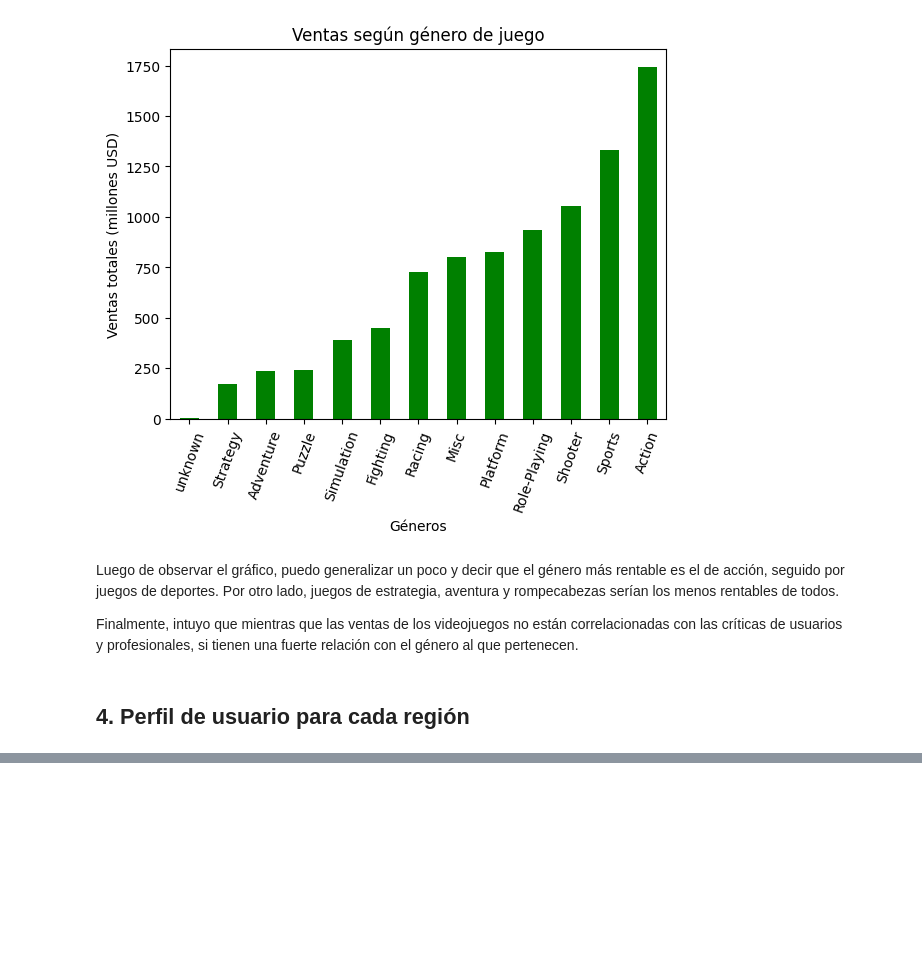
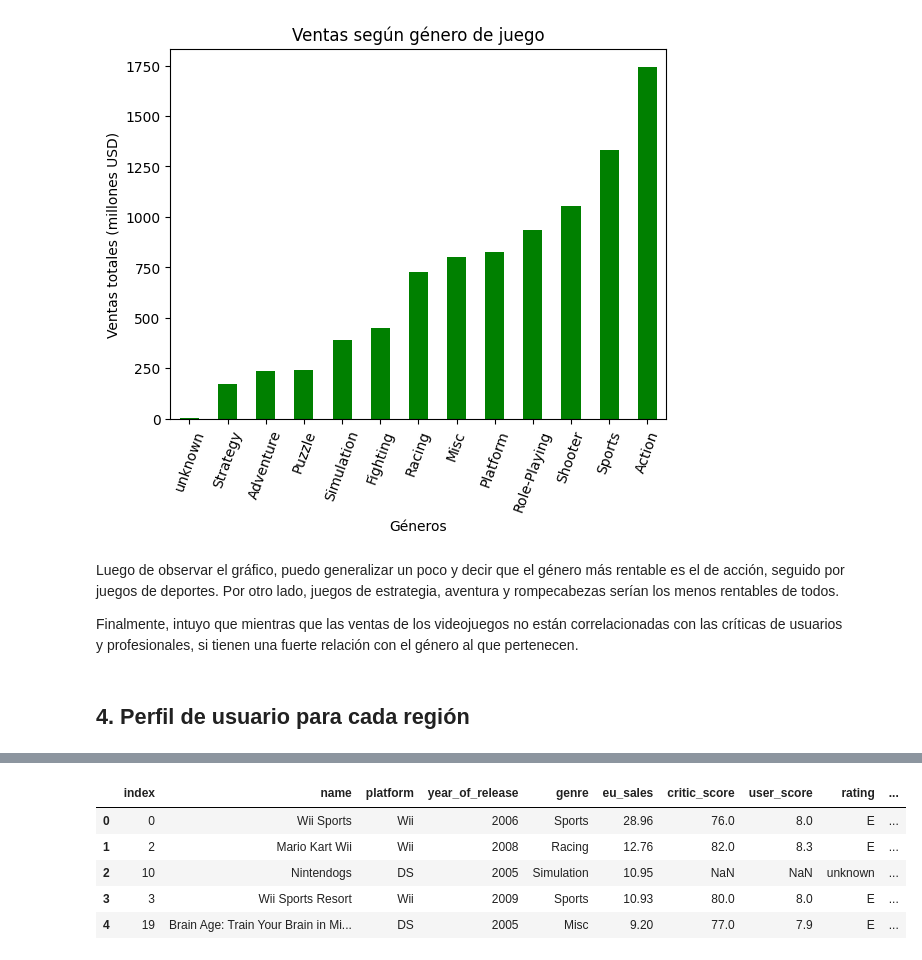
Before and after one commit to wh1tneyr/Analisis-exploratorio-de-datos-y-ambientes-virtuales, a Jupyter notebook: proyecto_05.ipynb, the cells around one changed output, grey strips where cells are left out. Drawn from its saved outputs; the diff is of its cells as text; code cells hidden in the pictures; blank space fills up the shorter version.

Commit message:
creando perfil de usuario para ventas en Europa

```diff
--- a/proyecto_05.ipynb
+++ b/proyecto_05.ipynb
@@ -330,3 +330,23 @@ jp_top_5
 | 2 | 27 | Pokemon Black/Pokemon White | DS | 2010 | Role-Playing | 5.65 | NaN | NaN | unknown | ... |
 | 3 | 25 | Pokemon Ruby/Pokemon Sapphire | GBA | 2002 | Role-Playing | 5.38 | NaN | NaN | unknown | ... |
 | 4 | 43 | Animal Crossing: Wild World | DS | 2005 | Simulation | 5.33 | 86.0 | 8.7 | E | ... |
+# %%
+#perfil de usuario para ventas en Europa
+
+#ordenar el dataframe por las ventas en Europa, en orden descendente
+eu_profile = games.sort_values('eu_sales', ascending=False)
+
+#seleccionando las mejores ventas entre el año 2002 y 2015
+eu_top_5_games = eu_profile[(eu_profile['year_of_release'] >= 2002) & (eu_profile['year_of_release'] <=2016)]
+
+#estableciendo el top 5 de las plataformas que vendieron mas en japón
+eu_top_5 = eu_top_5_games[['name', 'platform', 'year_of_release', 'genre', 'eu_sales', 'critic_score', 'user_score', 'rating', 'total_sales']].head().reset_index()
+
+eu_top_5
+# %% [output]
+|  | index | name | platform | year_of_release | genre | eu_sales | critic_score | user_score | rating | ... |
+| 0 | 0 | Wii Sports | Wii | 2006 | Sports | 28.96 | 76.0 | 8.0 | E | ... |
+| 1 | 2 | Mario Kart Wii | Wii | 2008 | Racing | 12.76 | 82.0 | 8.3 | E | ... |
+| 2 | 10 | Nintendogs | DS | 2005 | Simulation | 10.95 | NaN | NaN | unknown | ... |
+| 3 | 3 | Wii Sports Resort | Wii | 2009 | Sports | 10.93 | 80.0 | 8.0 | E | ... |
+| 4 | 19 | Brain Age: Train Your Brain in Mi... | DS | 2005 | Misc | 9.20 | 77.0 | 7.9 | E | ... |
```
Also changed, not shown: parts of 2 cells of this notebook.
